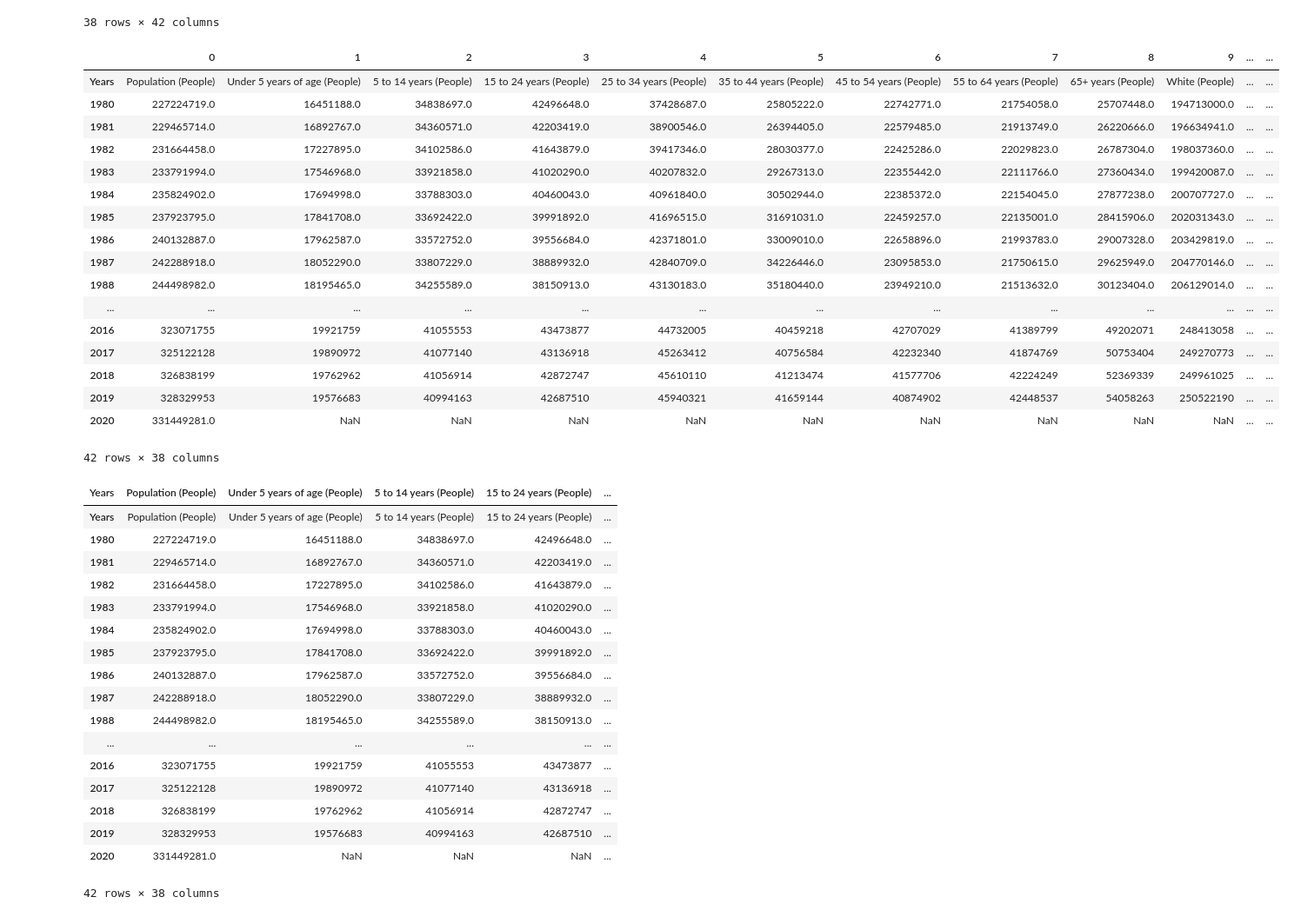
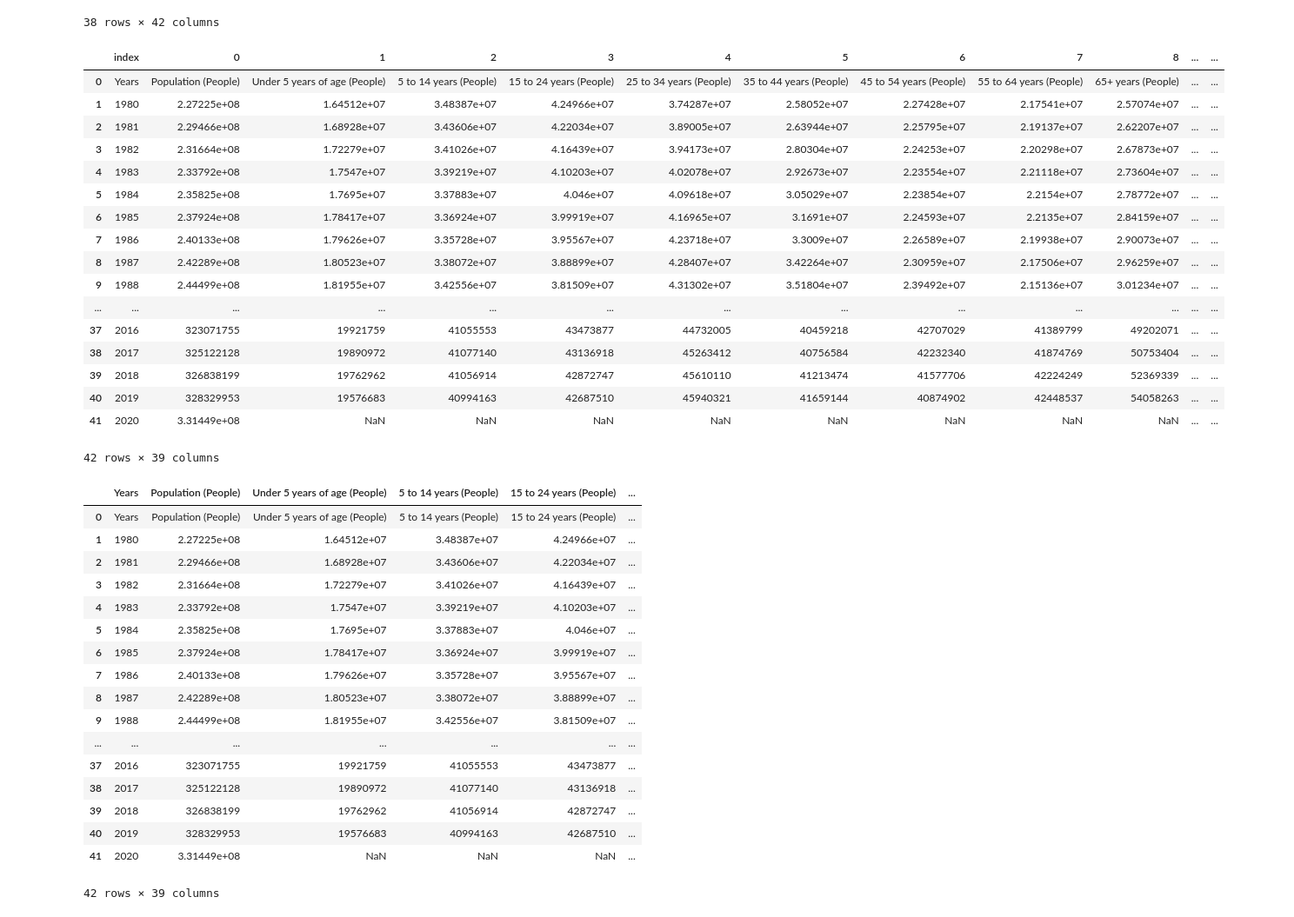
Before and after one commit to COMP4447Team/crime, a Jupyter notebook: finalproject.ipynb, the cells around one changed output. Shown at 87% size. Drawn from its saved outputs; the diff is of its cells as text; code cells hidden in the pictures.

```diff
--- a/finalproject.ipynb
+++ b/finalproject.ipynb
@@ -302,49 +306,50 @@ usa_df
 # %%
 # Transpose dataframe so that each row represents a year
 usa_df = usa_df.T
+usa_df.reset_index(inplace=True)
 usa_df
 # %% [output]
-|  | 0 | 1 | 2 | 3 | 4 | 5 | 6 | 7 | 8 | 9 | ... | ... |
-| Years | Population (People) | Under 5 years of age (People) | 5 to 14 years (People) | 15 to 24 years (People) | 25 to 34 years (People) | 35 to 44 years (People) | 45 to 54 years (People) | 55 to 64 years (People) | 65+ years (People) | White (People) | ... | ... |
-| 1980 | 227224719.0 | 16451188.0 | 34838697.0 | 42496648.0 | 37428687.0 | 25805222.0 | 22742771.0 | 21754058.0 | 25707448.0 | 194713000.0 | ... | ... |
-| 1981 | 229465714.0 | 16892767.0 | 34360571.0 | 42203419.0 | 38900546.0 | 26394405.0 | 22579485.0 | 21913749.0 | 26220666.0 | 196634941.0 | ... | ... |
-| 1982 | 231664458.0 | 17227895.0 | 34102586.0 | 41643879.0 | 39417346.0 | 28030377.0 | 22425286.0 | 22029823.0 | 26787304.0 | 198037360.0 | ... | ... |
-| 1983 | 233791994.0 | 17546968.0 | 33921858.0 | 41020290.0 | 40207832.0 | 29267313.0 | 22355442.0 | 22111766.0 | 27360434.0 | 199420087.0 | ... | ... |
-| 1984 | 235824902.0 | 17694998.0 | 33788303.0 | 40460043.0 | 40961840.0 | 30502944.0 | 22385372.0 | 22154045.0 | 27877238.0 | 200707727.0 | ... | ... |
-| 1985 | 237923795.0 | 17841708.0 | 33692422.0 | 39991892.0 | 41696515.0 | 31691031.0 | 22459257.0 | 22135001.0 | 28415906.0 | 202031343.0 | ... | ... |
-| 1986 | 240132887.0 | 17962587.0 | 33572752.0 | 39556684.0 | 42371801.0 | 33009010.0 | 22658896.0 | 21993783.0 | 29007328.0 | 203429819.0 | ... | ... |
-| 1987 | 242288918.0 | 18052290.0 | 33807229.0 | 38889932.0 | 42840709.0 | 34226446.0 | 23095853.0 | 21750615.0 | 29625949.0 | 204770146.0 | ... | ... |
-| 1988 | 244498982.0 | 18195465.0 | 34255589.0 | 38150913.0 | 43130183.0 | 35180440.0 | 23949210.0 | 21513632.0 | 30123404.0 | 206129014.0 | ... | ... |
+|  | index | 0 | 1 | 2 | 3 | 4 | 5 | 6 | 7 | 8 | ... | ... |
+| 0 | Years | Population (People) | Under 5 years of age (People) | 5 to 14 years (People) | 15 to 24 years (People) | 25 to 34 years (People) | 35 to 44 years (People) | 45 to 54 years (People) | 55 to 64 years (People) | 65+ years (People) | ... | ... |
+| 1 | 1980 | 2.27225e+08 | 1.64512e+07 | 3.48387e+07 | 4.24966e+07 | 3.74287e+07 | 2.58052e+07 | 2.27428e+07 | 2.17541e+07 | 2.57074e+07 | ... | ... |
+| 2 | 1981 | 2.29466e+08 | 1.68928e+07 | 3.43606e+07 | 4.22034e+07 | 3.89005e+07 | 2.63944e+07 | 2.25795e+07 | 2.19137e+07 | 2.62207e+07 | ... | ... |
+| 3 | 1982 | 2.31664e+08 | 1.72279e+07 | 3.41026e+07 | 4.16439e+07 | 3.94173e+07 | 2.80304e+07 | 2.24253e+07 | 2.20298e+07 | 2.67873e+07 | ... | ... |
+| 4 | 1983 | 2.33792e+08 | 1.7547e+07 | 3.39219e+07 | 4.10203e+07 | 4.02078e+07 | 2.92673e+07 | 2.23554e+07 | 2.21118e+07 | 2.73604e+07 | ... | ... |
+| 5 | 1984 | 2.35825e+08 | 1.7695e+07 | 3.37883e+07 | 4.046e+07 | 4.09618e+07 | 3.05029e+07 | 2.23854e+07 | 2.2154e+07 | 2.78772e+07 | ... | ... |
+| 6 | 1985 | 2.37924e+08 | 1.78417e+07 | 3.36924e+07 | 3.99919e+07 | 4.16965e+07 | 3.1691e+07 | 2.24593e+07 | 2.2135e+07 | 2.84159e+07 | ... | ... |
+| 7 | 1986 | 2.40133e+08 | 1.79626e+07 | 3.35728e+07 | 3.95567e+07 | 4.23718e+07 | 3.3009e+07 | 2.26589e+07 | 2.19938e+07 | 2.90073e+07 | ... | ... |
+| 8 | 1987 | 2.42289e+08 | 1.80523e+07 | 3.38072e+07 | 3.88899e+07 | 4.28407e+07 | 3.42264e+07 | 2.30959e+07 | 2.17506e+07 | 2.96259e+07 | ... | ... |
+| 9 | 1988 | 2.44499e+08 | 1.81955e+07 | 3.42556e+07 | 3.81509e+07 | 4.31302e+07 | 3.51804e+07 | 2.39492e+07 | 2.15136e+07 | 3.01234e+07 | ... | ... |
 | ... | ... | ... | ... | ... | ... | ... | ... | ... | ... | ... | ... | ... |
-| 2016 | 323071755 | 19921759 | 41055553 | 43473877 | 44732005 | 40459218 | 42707029 | 41389799 | 49202071 | 248413058 | ... | ... |
-| 2017 | 325122128 | 19890972 | 41077140 | 43136918 | 45263412 | 40756584 | 42232340 | 41874769 | 50753404 | 249270773 | ... | ... |
-| 2018 | 326838199 | 19762962 | 41056914 | 42872747 | 45610110 | 41213474 | 41577706 | 42224249 | 52369339 | 249961025 | ... | ... |
-| 2019 | 328329953 | 19576683 | 40994163 | 42687510 | 45940321 | 41659144 | 40874902 | 42448537 | 54058263 | 250522190 | ... | ... |
-| 2020 | 331449281.0 | NaN | NaN | NaN | NaN | NaN | NaN | NaN | NaN | NaN | ... | ... |
+| 37 | 2016 | 323071755 | 19921759 | 41055553 | 43473877 | 44732005 | 40459218 | 42707029 | 41389799 | 49202071 | ... | ... |
+| 38 | 2017 | 325122128 | 19890972 | 41077140 | 43136918 | 45263412 | 40756584 | 42232340 | 41874769 | 50753404 | ... | ... |
+| 39 | 2018 | 326838199 | 19762962 | 41056914 | 42872747 | 45610110 | 41213474 | 41577706 | 42224249 | 52369339 | ... | ... |
+| 40 | 2019 | 328329953 | 19576683 | 40994163 | 42687510 | 45940321 | 41659144 | 40874902 | 42448537 | 54058263 | ... | ... |
+| 41 | 2020 | 3.31449e+08 | NaN | NaN | NaN | NaN | NaN | NaN | NaN | NaN | ... | ... |
-42 rows × 38 columns
+42 rows × 39 columns
 # %%
 # Make the first row the column names
 #usa_df.columns(usa_df.iloc[0].values)
 usa_df.columns = usa_df.iloc[0]
 usa_df
 # %% [output]
-| Years | Population (People) | Under 5 years of age (People) | 5 to 14 years (People) | 15 to 24 years (People) | ... |
-| Years | Population (People) | Under 5 years of age (People) | 5 to 14 years (People) | 15 to 24 years (People) | ... |
-| 1980 | 227224719.0 | 16451188.0 | 34838697.0 | 42496648.0 | ... |
-| 1981 | 229465714.0 | 16892767.0 | 34360571.0 | 42203419.0 | ... |
-| 1982 | 231664458.0 | 17227895.0 | 34102586.0 | 41643879.0 | ... |
-| 1983 | 233791994.0 | 17546968.0 | 33921858.0 | 41020290.0 | ... |
-| 1984 | 235824902.0 | 17694998.0 | 33788303.0 | 40460043.0 | ... |
-| 1985 | 237923795.0 | 17841708.0 | 33692422.0 | 39991892.0 | ... |
-| 1986 | 240132887.0 | 17962587.0 | 33572752.0 | 39556684.0 | ... |
-| 1987 | 242288918.0 | 18052290.0 | 33807229.0 | 38889932.0 | ... |
-| 1988 | 244498982.0 | 18195465.0 | 34255589.0 | 38150913.0 | ... |
-| ... | ... | ... | ... | ... | ... |
-| 2016 | 323071755 | 19921759 | 41055553 | 43473877 | ... |
-| 2017 | 325122128 | 19890972 | 41077140 | 43136918 | ... |
-| 2018 | 326838199 | 19762962 | 41056914 | 42872747 | ... |
-| 2019 | 328329953 | 19576683 | 40994163 | 42687510 | ... |
-| 2020 | 331449281.0 | NaN | NaN | NaN | ... |
+|  | Years | Population (People) | Under 5 years of age (People) | 5 to 14 years (People) | 15 to 24 years (People) | ... |
+| 0 | Years | Population (People) | Under 5 years of age (People) | 5 to 14 years (People) | 15 to 24 years (People) | ... |
+| 1 | 1980 | 2.27225e+08 | 1.64512e+07 | 3.48387e+07 | 4.24966e+07 | ... |
+| 2 | 1981 | 2.29466e+08 | 1.68928e+07 | 3.43606e+07 | 4.22034e+07 | ... |
+| 3 | 1982 | 2.31664e+08 | 1.72279e+07 | 3.41026e+07 | 4.16439e+07 | ... |
+| 4 | 1983 | 2.33792e+08 | 1.7547e+07 | 3.39219e+07 | 4.10203e+07 | ... |
+| 5 | 1984 | 2.35825e+08 | 1.7695e+07 | 3.37883e+07 | 4.046e+07 | ... |
+| 6 | 1985 | 2.37924e+08 | 1.78417e+07 | 3.36924e+07 | 3.99919e+07 | ... |
+| 7 | 1986 | 2.40133e+08 | 1.79626e+07 | 3.35728e+07 | 3.95567e+07 | ... |
+| 8 | 1987 | 2.42289e+08 | 1.80523e+07 | 3.38072e+07 | 3.88899e+07 | ... |
+| 9 | 1988 | 2.44499e+08 | 1.81955e+07 | 3.42556e+07 | 3.81509e+07 | ... |
+| ... | ... | ... | ... | ... | ... | ... |
+| 37 | 2016 | 323071755 | 19921759 | 41055553 | 43473877 | ... |
+| 38 | 2017 | 325122128 | 19890972 | 41077140 | 43136918 | ... |
+| 39 | 2018 | 326838199 | 19762962 | 41056914 | 42872747 | ... |
+| 40 | 2019 | 328329953 | 19576683 | 40994163 | 42687510 | ... |
+| 41 | 2020 | 3.31449e+08 | NaN | NaN | NaN | ... |
-42 rows × 38 columns
+42 rows × 39 columns
 # %%
 # Drop 1st row, which is now the column names and also the rows for years 2019 and 2020
```
Also changed, not shown: parts of 19 cells of this notebook, 12 other files.
